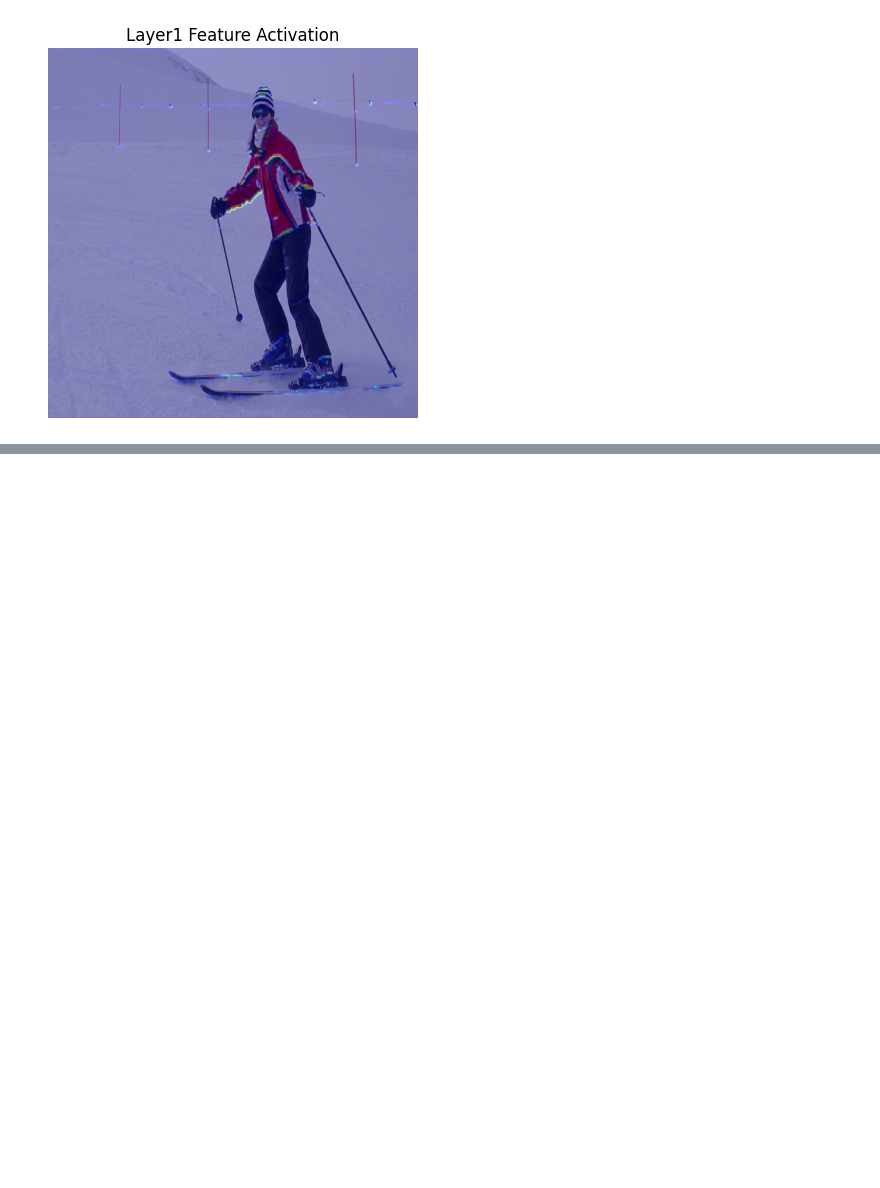
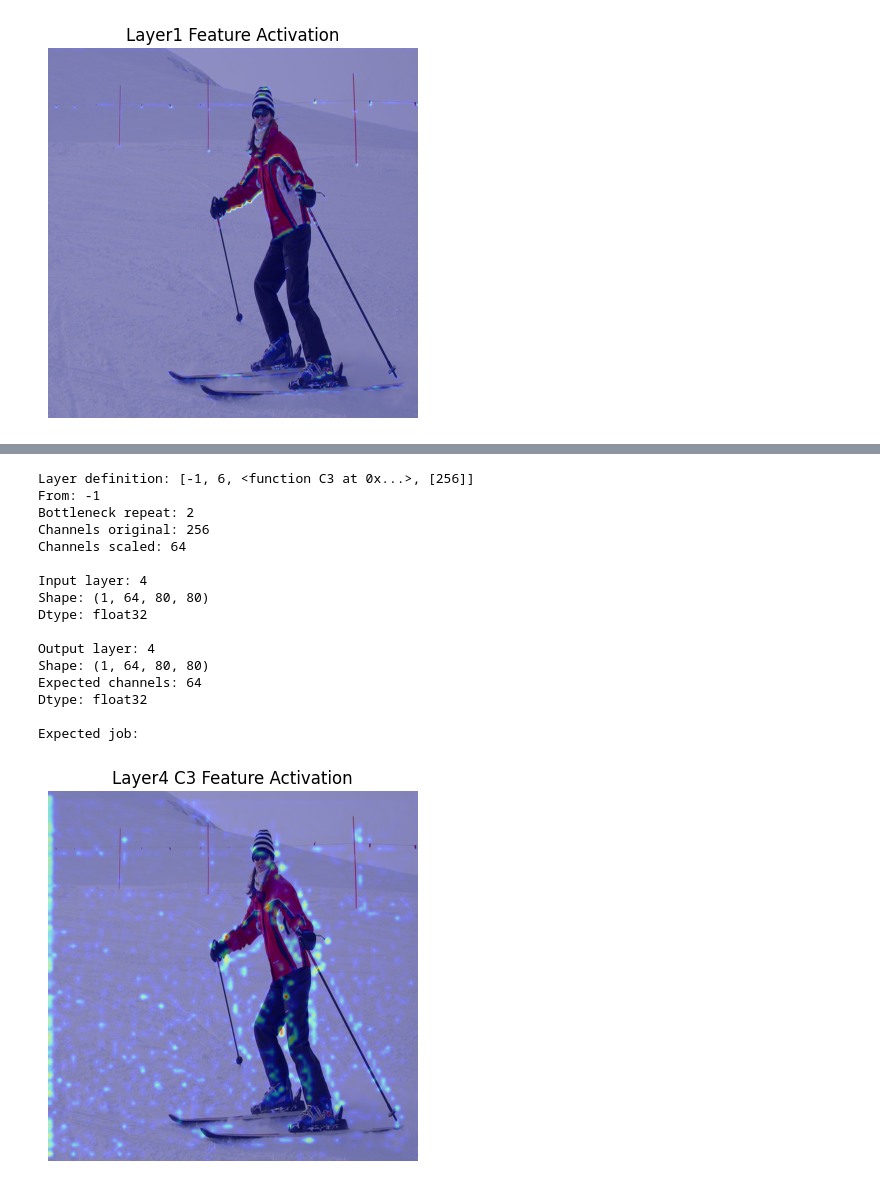
Before and after one commit to SathsaraGeeth/yolo-inference-from-scratch, a Jupyter notebook: inf.ipynb, the cells around one changed output, grey strips where cells are left out. Cells and saved outputs as stored; diff of their text form; code cells hidden in the pictures; blank space fills up the shorter version.

```diff
--- a/inf.ipynb
+++ b/inf.ipynb
@@ -438,0 +739,79 @@ Expected job: downsample, feature extraction, preparing for deeper layers
+# %%
+# [from, number, module, args]
+layer_def =  [-1, 6, C3, [256]]
+
+from_idx, number, _, args = layer_def
+out_channels = args[0]
+
+repeat = max(round(number * depth_multiple), 1)
+scaled_channels = int(out_channels * width_multiple)
+
+print("Layer definition:", layer_def)
+print("From:", from_idx)
+print("Bottleneck repeat:", repeat)
+print("Channels original:", out_channels)
+print("Channels scaled:", scaled_channels)
+
+# ----------------------------
+# Layer4
+# ----------------------------
+job = ""
+layer = 4
+
+# input
+layer4_in = layer3_out.astype(np.float32)
+
+print(f"\nInput layer: {layer}")
+print(f"Shape: {layer4_in.shape}")
+print(f"Dtype: {layer4_in.dtype}")
+
+# ----------------------------
+# forward
+# ----------------------------
+layer4_out = C3(
+    x=layer4_in,
+    weights=weights,
+    layer_prefix="model_4",
+    repeat=repeat,
+    stride=1,
+    padding=0
+)
+
+print(f"\nOutput layer: {layer}")
+print(f"Shape: {layer4_out.shape}")
+print(f"Expected channels: {scaled_channels}")
+print(f"Dtype: {layer4_out.dtype}")
+
+print("\nExpected job:", job)
+
+# ----------------------------
+# visualize feature map
+# ----------------------------
+heatmap = layer4_out[0, 0]
+
+heatmap = (heatmap - heatmap.min()) / (heatmap.max() - heatmap.min() + 1e-6)
+heatmap = cv2.resize(heatmap, (640,640))
+
+plt.imshow(frame_to_show)
+plt.imshow(heatmap, cmap="jet", alpha=0.4)
+plt.axis("off")
+plt.title("Layer4 C3 Feature Activation")
+plt.show()
+# %% [output]
+Layer definition: [-1, 6, <function C3 at 0x...>, [256]]
+From: -1
+Bottleneck repeat: 2
+Channels original: 256
+Channels scaled: 64
+
+Input layer: 4
+Shape: (1, 64, 80, 80)
+Dtype: float32
+
+Output layer: 4
+Shape: (1, 64, 80, 80)
+Expected channels: 64
+Dtype: float32
+
+Expected job:
+[figure, added]
```
Also changed, not shown: parts of 8 cells of this notebook.
